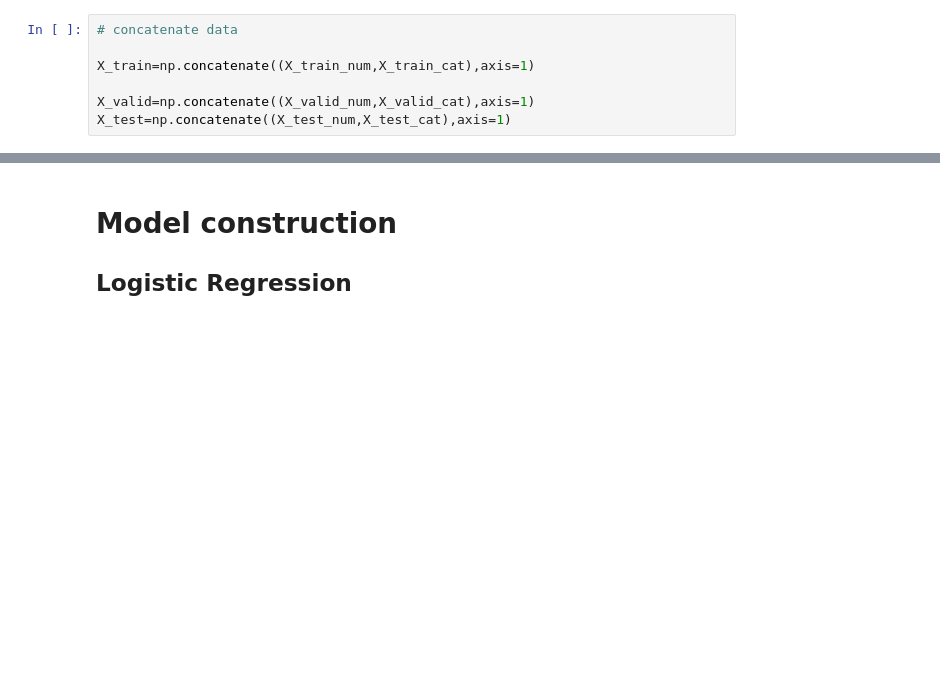
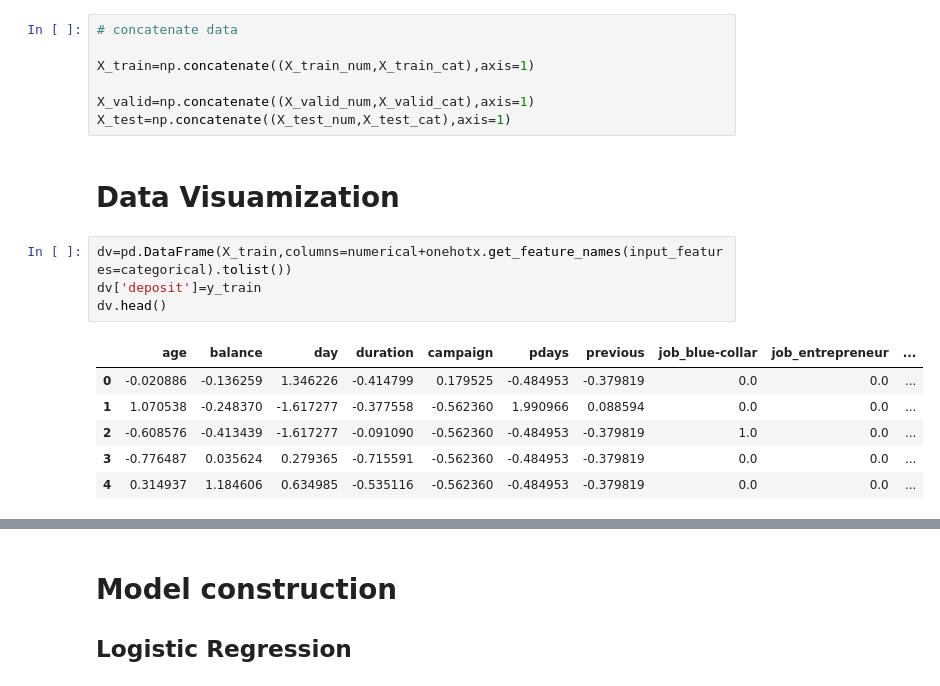
Before and after one commit to hayari/GoMyCodeML, a Jupyter notebook: CP2_Deep_Feed_Forward.ipynb, the cells around one changed output, grey strips where cells are left out. Drawn from its saved outputs; the diff is of its cells as text; blank space fills up the shorter version.

```diff
--- a/CP2_Deep_Feed_Forward.ipynb
+++ b/CP2_Deep_Feed_Forward.ipynb
@@ -147,3 +147,16 @@ X_train=np.concatenate((X_train_num,X_train_cat),axis=1)
 
 X_valid=np.concatenate((X_valid_num,X_valid_cat),axis=1)
 X_test=np.concatenate((X_test_num,X_test_cat),axis=1)
+# %% [markdown]
+# Data Visuamization
+# %%
+dv=pd.DataFrame(X_train,columns=numerical+onehotx.get_feature_names(input_features=categorical).tolist())
+dv['deposit']=y_train
+dv.head()
+# %% [output]
+|  | age | balance | day | duration | campaign | pdays | previous | job_blue-collar | job_entrepreneur | ... |
+| 0 | -0.020886 | -0.136259 | 1.346226 | -0.414799 | 0.179525 | -0.484953 | -0.379819 | 0.0 | 0.0 | ... |
+| 1 | 1.070538 | -0.248370 | -1.617277 | -0.377558 | -0.562360 | 1.990966 | 0.088594 | 0.0 | 0.0 | ... |
+| 2 | -0.608576 | -0.413439 | -1.617277 | -0.091090 | -0.562360 | -0.484953 | -0.379819 | 1.0 | 0.0 | ... |
+| 3 | -0.776487 | 0.035624 | 0.279365 | -0.715591 | -0.562360 | -0.484953 | -0.379819 | 0.0 | 0.0 | ... |
+| 4 | 0.314937 | 1.184606 | 0.634985 | -0.535116 | -0.562360 | -0.484953 | -0.379819 | 0.0 | 0.0 | ... |
```
Also changed, not shown: parts of 1 cell of this notebook.
